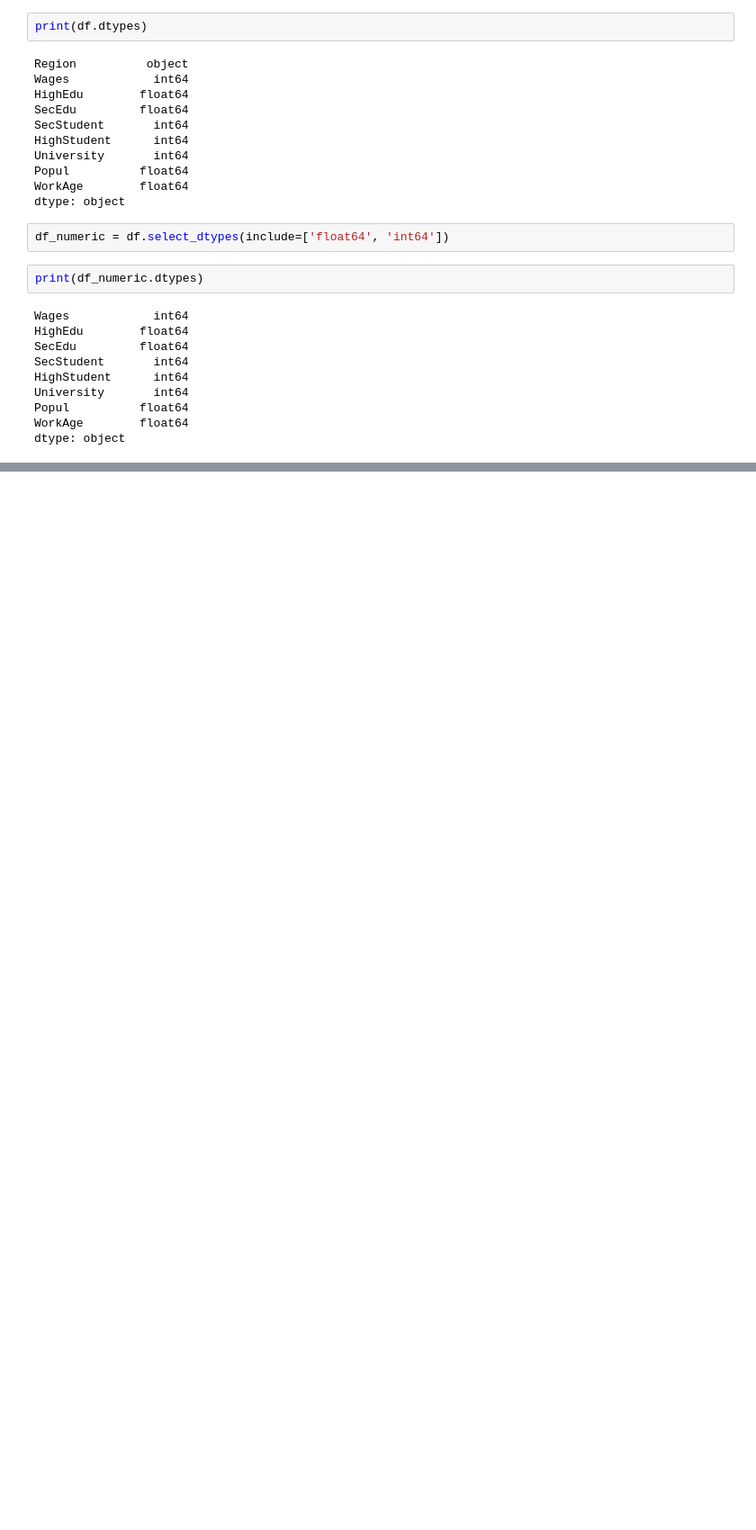
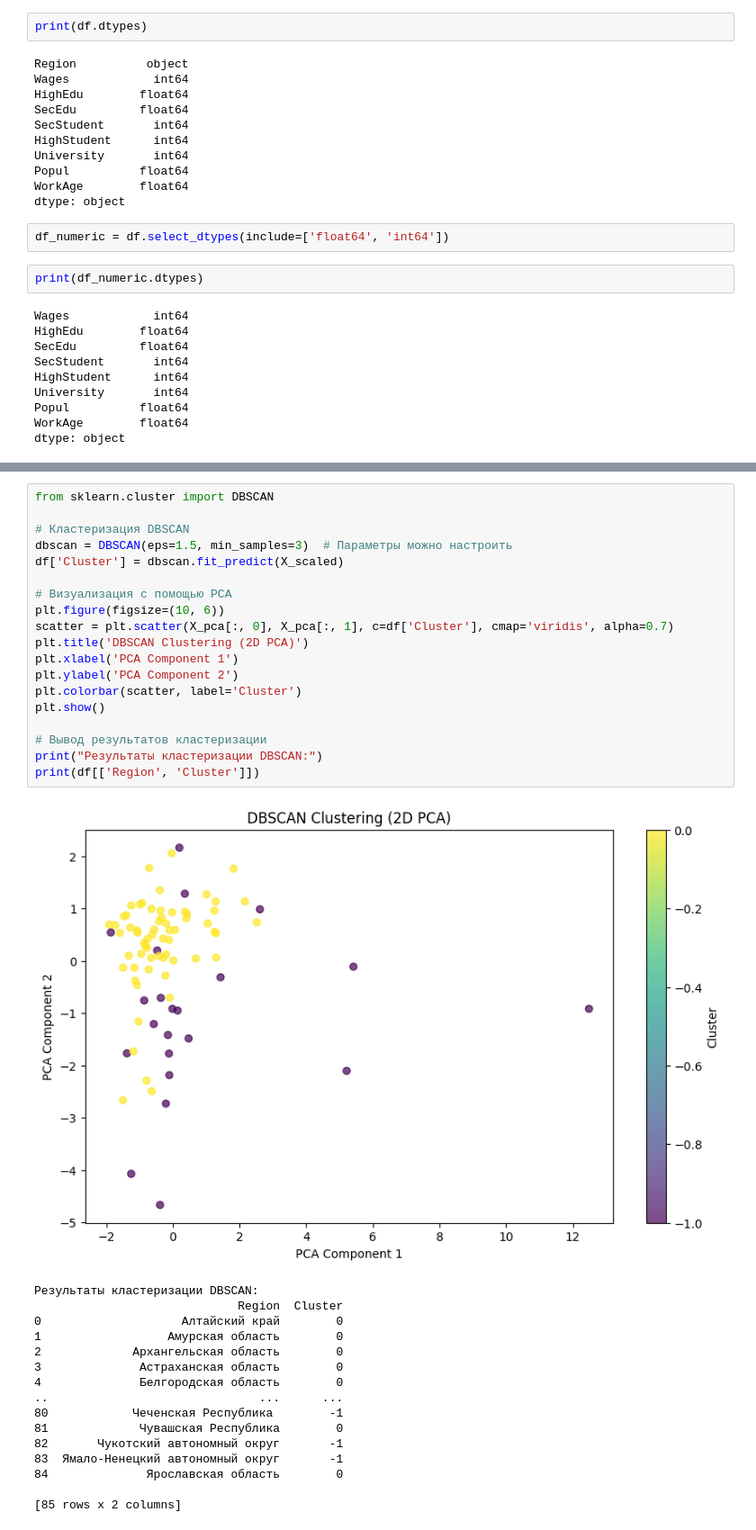
Before and after one commit to katalinka09/1-labor, a Jupyter notebook: экз.ipynb, the cells around one changed output, grey strips where cells are left out. Shown at 90% size. Drawn from its saved outputs; the diff is of its cells as text; blank space fills up the shorter version.

```diff
--- a/экз.ipynb
+++ b/экз.ipynb
@@ -271,0 +175,36 @@ strong multicollinearity or other numerical problems.
+# %%
+from sklearn.cluster import DBSCAN
+
+# Кластеризация DBSCAN
+dbscan = DBSCAN(eps=1.5, min_samples=3)  # Параметры можно настроить
+df['Cluster'] = dbscan.fit_predict(X_scaled)
+
+# Визуализация с помощью PCA
+plt.figure(figsize=(10, 6))
+scatter = plt.scatter(X_pca[:, 0], X_pca[:, 1], c=df['Cluster'], cmap='viridis', alpha=0.7)
+plt.title('DBSCAN Clustering (2D PCA)')
+plt.xlabel('PCA Component 1')
+plt.ylabel('PCA Component 2')
+plt.colorbar(scatter, label='Cluster')
+plt.show()
+
+# Вывод результатов кластеризации
+print("Результаты кластеризации DBSCAN:")
+print(df[['Region', 'Cluster']])
+# %% [output]
+[figure, added]
+Результаты кластеризации DBSCAN:
+                             Region  Cluster
+0                    Алтайский край        0
+1                  Амурская область        0
+2             Архангельская область        0
+3              Астраханская область        0
+4              Белгородская область        0
+..                              ...      ...
+80            Чеченская Республика        -1
+81             Чувашская Республика        0
+82       Чукотский автономный округ       -1
+83  Ямало-Ненецкий автономный округ       -1
+84              Ярославская область        0
+
+[85 rows x 2 columns]
```
Also changed, not shown: parts of 10 cells of this notebook.
